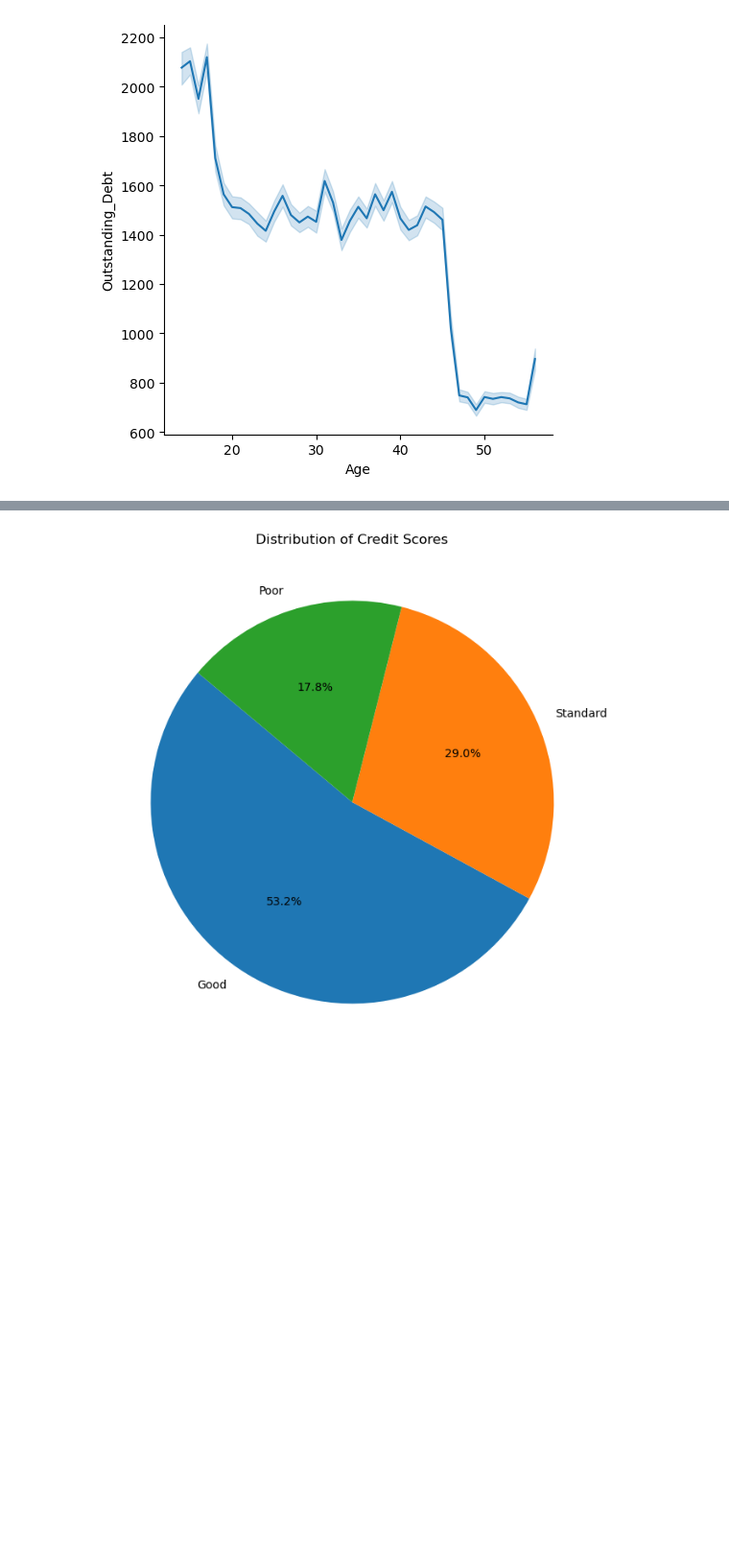
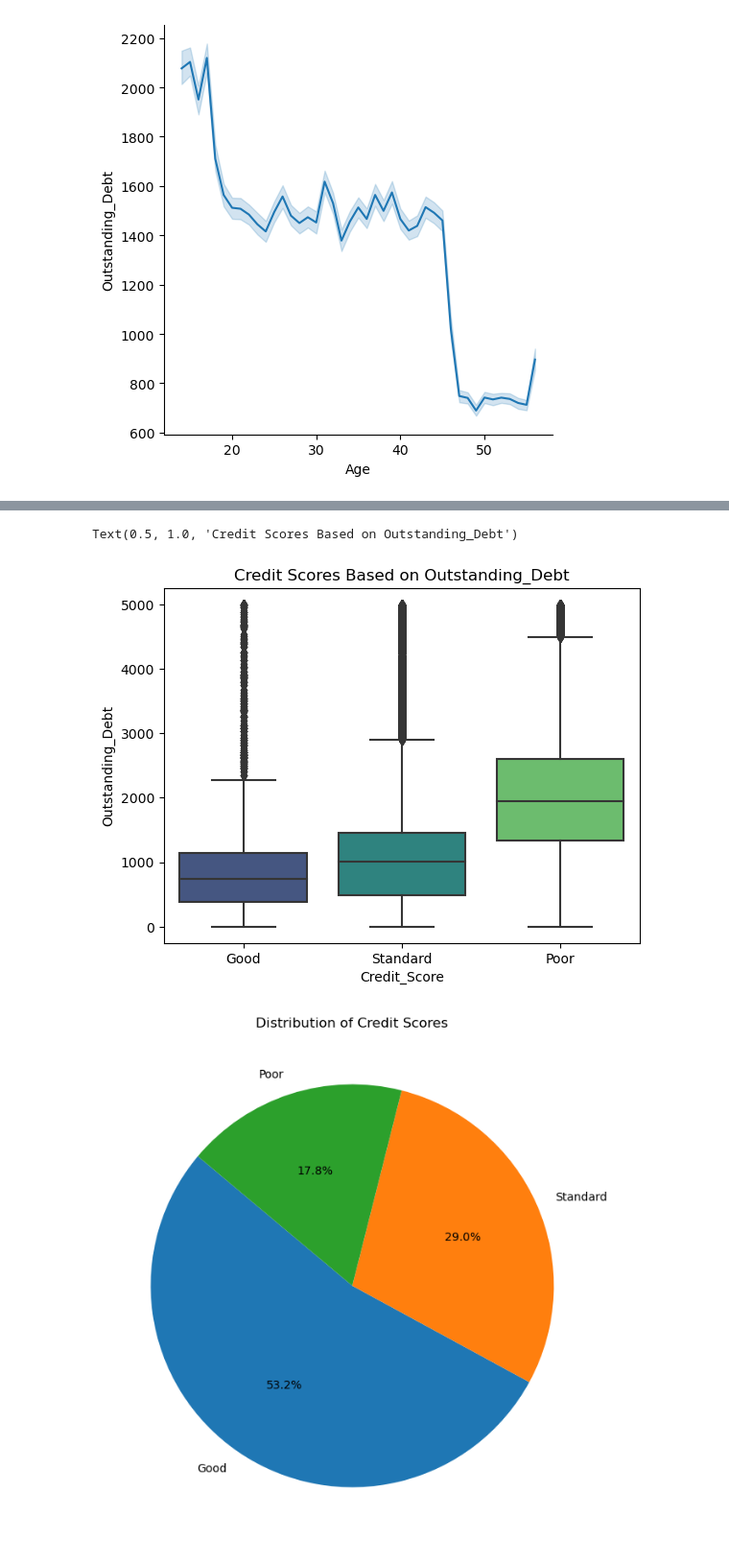
Before and after one commit to adarshtutorial/internship_classification_prjt, a Jupyter notebook: Adarsh_classification_prjt_internship.ipynb, the cells around one changed output, grey strips where cells are left out. Shown at 96% size. Cells and saved outputs as stored; diff of their text form; code cells hidden in the pictures; blank space fills up the shorter version.

```diff
--- a/Adarsh_classification_prjt_internship.ipynb
+++ b/Adarsh_classification_prjt_internship.ipynb
@@ -307,3 +335,12 @@ plt.show()
+# %%
+#boxplot showing credit score and Outstanding debt
+sns.boxplot(x='Credit_Score',y='Outstanding_Debt',data=df_creditdata,palette='viridis')
+plt.title('Credit Scores Based on Outstanding_Debt')
+
+ #always having a debt of more than 1500 will affect  credit scores negatively.
+# %% [output]
+Text(0.5, 1.0, 'Credit Scores Based on Outstanding_Debt')
+[figure, added]
 # %%
 # Create a histogram to count the number of customers in each credit score range
 plt.figure(figsize=(8, 8))
```
Also changed, not shown: parts of 10 cells of this notebook.
